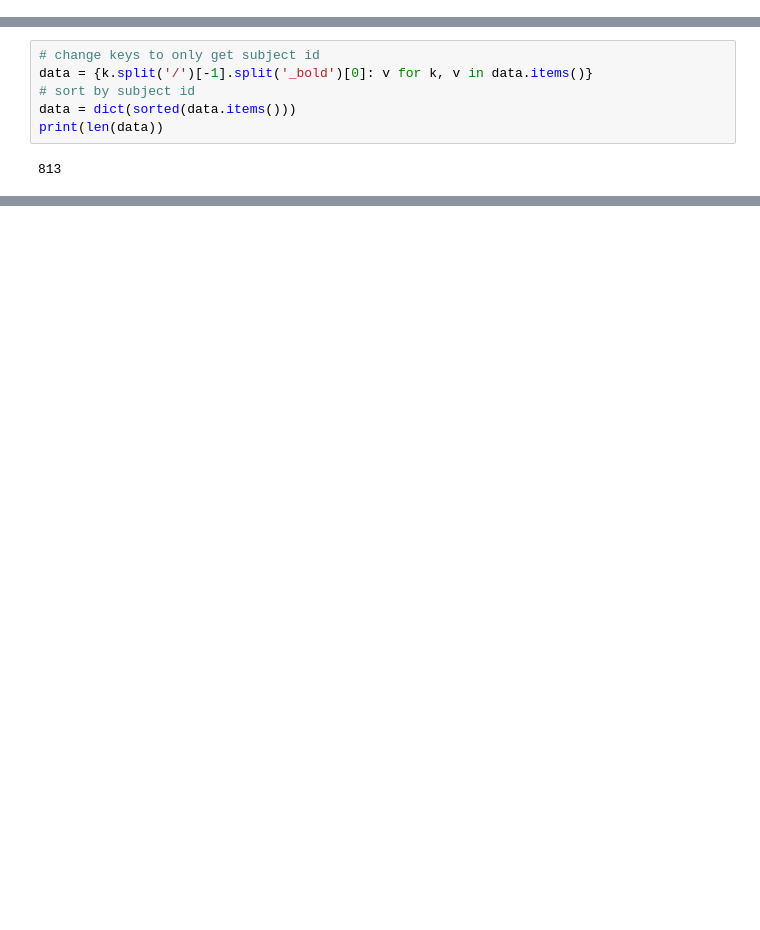
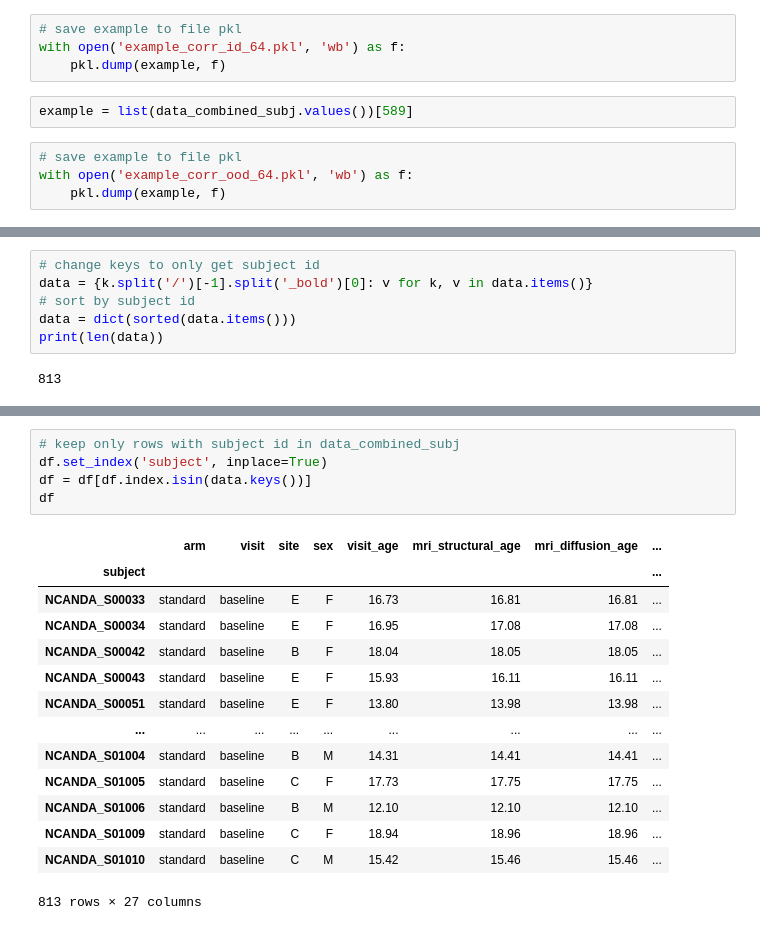
Before and after one commit to yanismiraoui/CNS-Research-YM, a Jupyter notebook: PPMI_FC_preprocessing.ipynb, the cells around one changed output, grey strips where cells are left out. Drawn from its saved outputs; the diff is of its cells as text; blank space fills up the shorter version.

```diff
--- a/PPMI_FC_preprocessing.ipynb
+++ b/PPMI_FC_preprocessing.ipynb
@@ -600,3 +602,13 @@ data_combined_subj = dict(sorted(data_combined_subj.items()))
+# %%
+# save example to file pkl
+with open('example_corr_id_64.pkl', 'wb') as f:
+    pkl.dump(example, f)
+# %%
+example = list(data_combined_subj.values())[589]
+# %%
+# save example to file pkl
+with open('example_corr_ood_64.pkl', 'wb') as f:
+    pkl.dump(example, f)
 # %%
 df = pd.read_csv('data_abide_difumo/difumo_results/Phenotypic_V1_0b_preprocessed1.csv', index_col=0)
 df
@@ -841,0 +891,20 @@ df
+# %%
+# keep only rows with subject id in data_combined_subj
+df.set_index('subject', inplace=True)
+df = df[df.index.isin(data.keys())]
+df
+# %% [output]
+|  | arm | visit | site | sex | visit_age | mri_structural_age | mri_diffusion_age | ... |
+| subject |  |  |  |  |  |  |  | ... |
+| NCANDA_S00033 | standard | baseline | E | F | 16.73 | 16.81 | 16.81 | ... |
+| NCANDA_S00034 | standard | baseline | E | F | 16.95 | 17.08 | 17.08 | ... |
+| NCANDA_S00042 | standard | baseline | B | F | 18.04 | 18.05 | 18.05 | ... |
+| NCANDA_S00043 | standard | baseline | E | F | 15.93 | 16.11 | 16.11 | ... |
+| NCANDA_S00051 | standard | baseline | E | F | 13.80 | 13.98 | 13.98 | ... |
+| ... | ... | ... | ... | ... | ... | ... | ... | ... |
+| NCANDA_S01004 | standard | baseline | B | M | 14.31 | 14.41 | 14.41 | ... |
+| NCANDA_S01005 | standard | baseline | C | F | 17.73 | 17.75 | 17.75 | ... |
+| NCANDA_S01006 | standard | baseline | B | M | 12.10 | 12.10 | 12.10 | ... |
+| NCANDA_S01009 | standard | baseline | C | F | 18.94 | 18.96 | 18.96 | ... |
+| NCANDA_S01010 | standard | baseline | C | M | 15.42 | 15.46 | 15.46 | ... |
+813 rows × 27 columns
```
Also changed, not shown: parts of 34 cells of this notebook, 3 other files.
